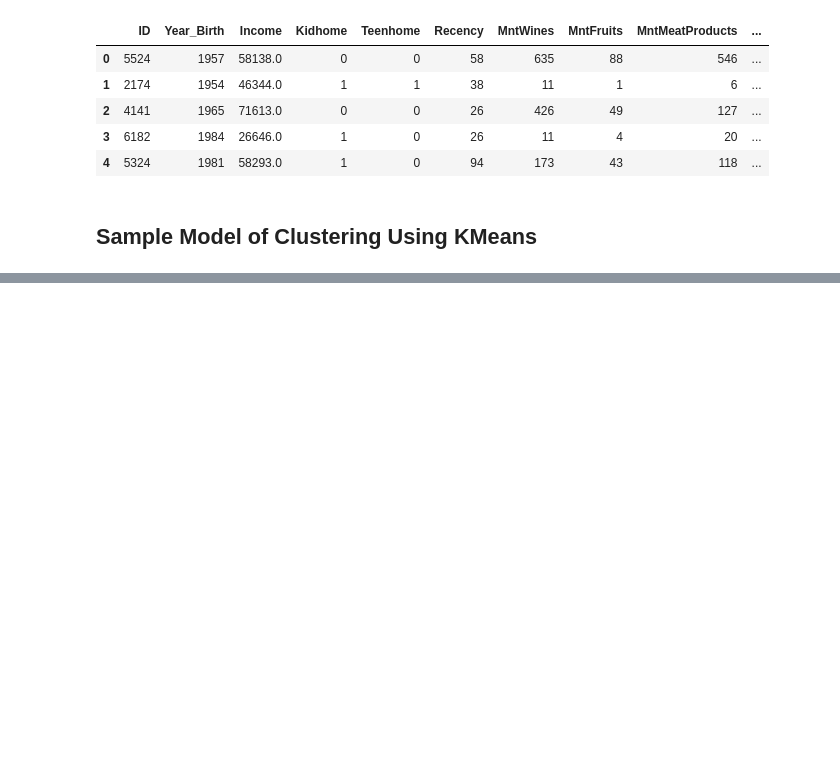
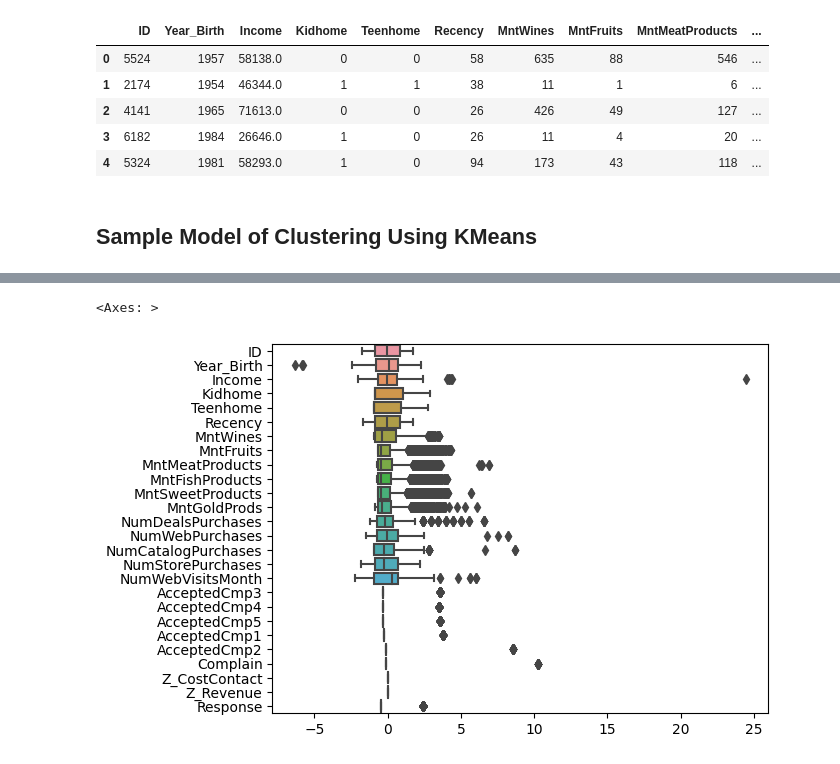
Before and after one commit to chevernemilia/ecl-ds-toolkit, a Jupyter notebook: statistical_testing.ipynb, the cells around one changed output, grey strips where cells are left out. Saved outputs shown, nothing was run; the diff lists cells and outputs as text; code cells hidden in the pictures; blank space fills up the shorter version.

```diff
--- a/statistical_testing.ipynb
+++ b/statistical_testing.ipynb
@@ -2088,0 +2098,6 @@ dtype: int64
+# %%
+# show new distribution of each scaled col
+sns.boxplot(data=check_df7_scaled, orient='h')  # 'orient' parameter to make horizontal boxplots
+# %% [output]
+<Axes: >
+[figure, added]
```
Also changed, not shown: parts of 22 cells of this notebook.
